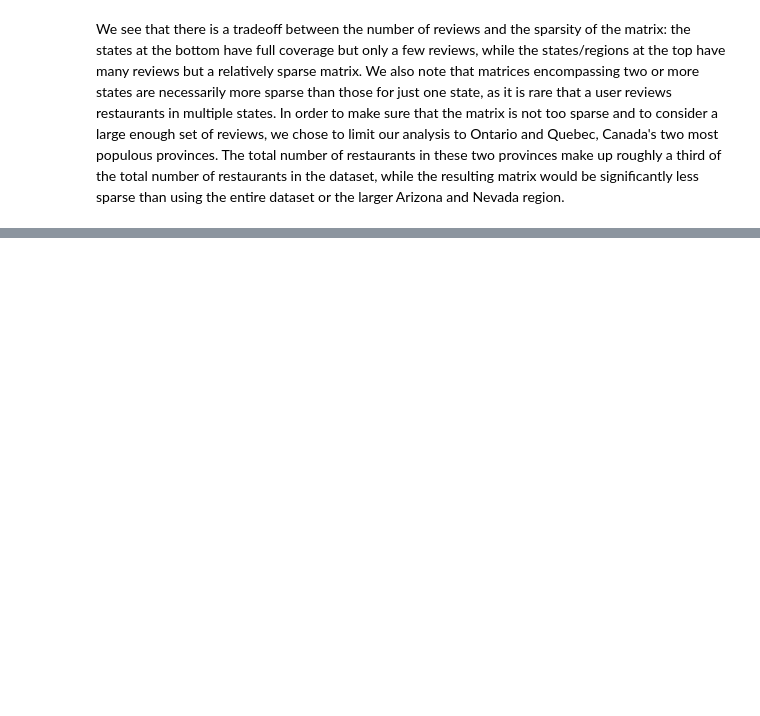
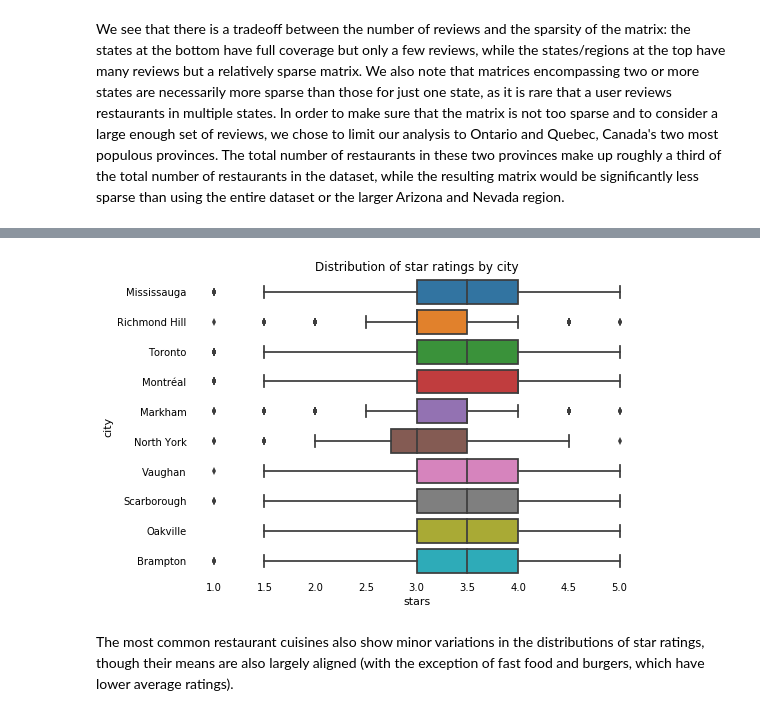
Before and after one commit to sachinsridhar/Restaurant-Recommendation-System, a Jupyter notebook: notebooks/EDA.ipynb, the cells around one changed output, grey strips where cells are left out. Drawn from its saved outputs; the diff is of its cells as text; code cells hidden in the pictures; blank space fills up the shorter version.

```diff
--- a/notebooks/EDA.ipynb
+++ b/notebooks/EDA.ipynb
@@ -114,0 +119,16 @@ We see that there is a tradeoff between the number of reviews and the sparsity o
+# %%
+bns = pd.read_json(path+"business.json", lines=True)
+bns = bns[bns.categories.apply(lambda x: 'Restaurants' in x)]
+bns = bns[bns.state.isin(['ON','QC'])]
+# %%
+top = np.array(bns.city.value_counts()[0:10].index)
+temp = bns[bns.city.isin(top)]
+sns.boxplot(y='city', x='stars', data=temp)
+ax = plt.gca()
+ax.tick_params(axis='both', which='both', length=0)
+plt.title('Distribution of star ratings by city')
+sns.despine(left=True, bottom=True)
+# %% [output]
+[figure, added]
+# %% [markdown]
+The most common restaurant cuisines also show minor variations in the distributions of star ratings, though their means are also largely aligned (with the exception of fast food and burgers, which have lower average ratings).
```
Also changed, not shown: parts of 14 cells of this notebook, 8 other files.
